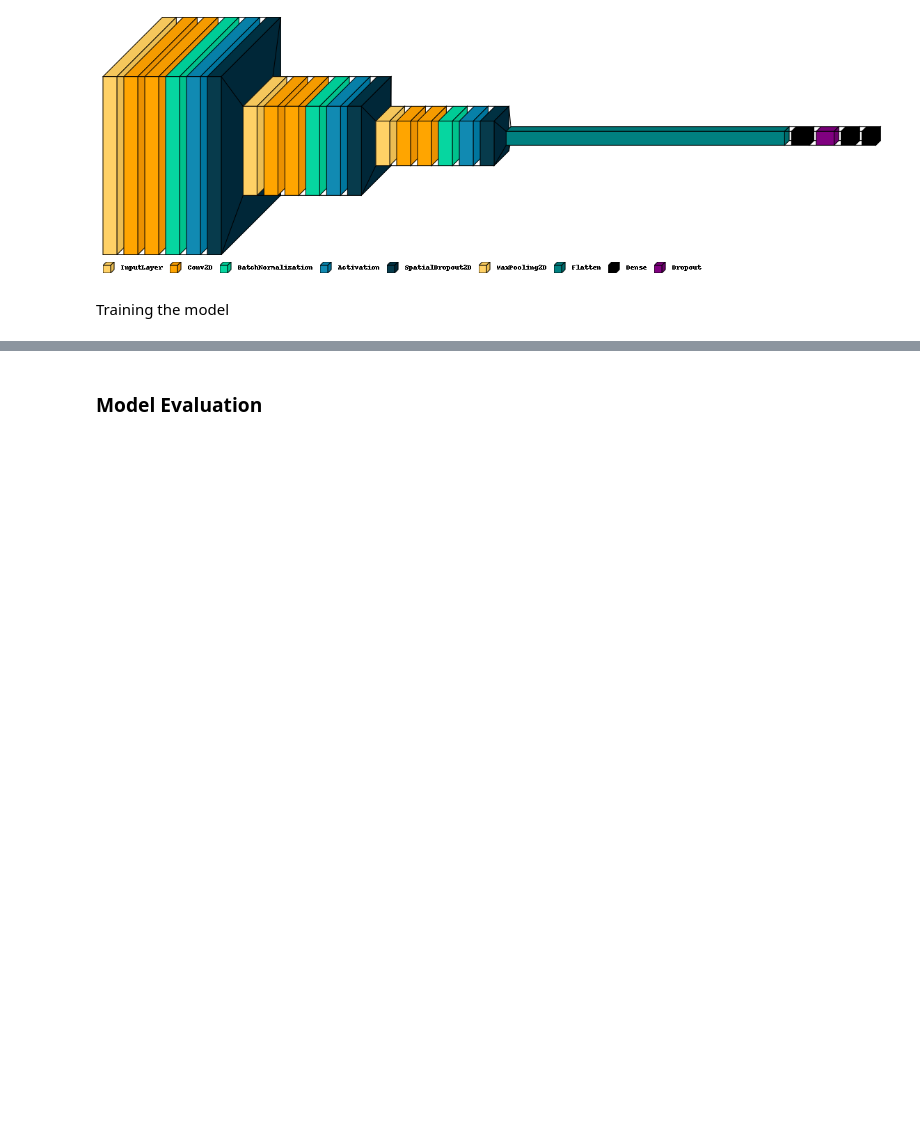
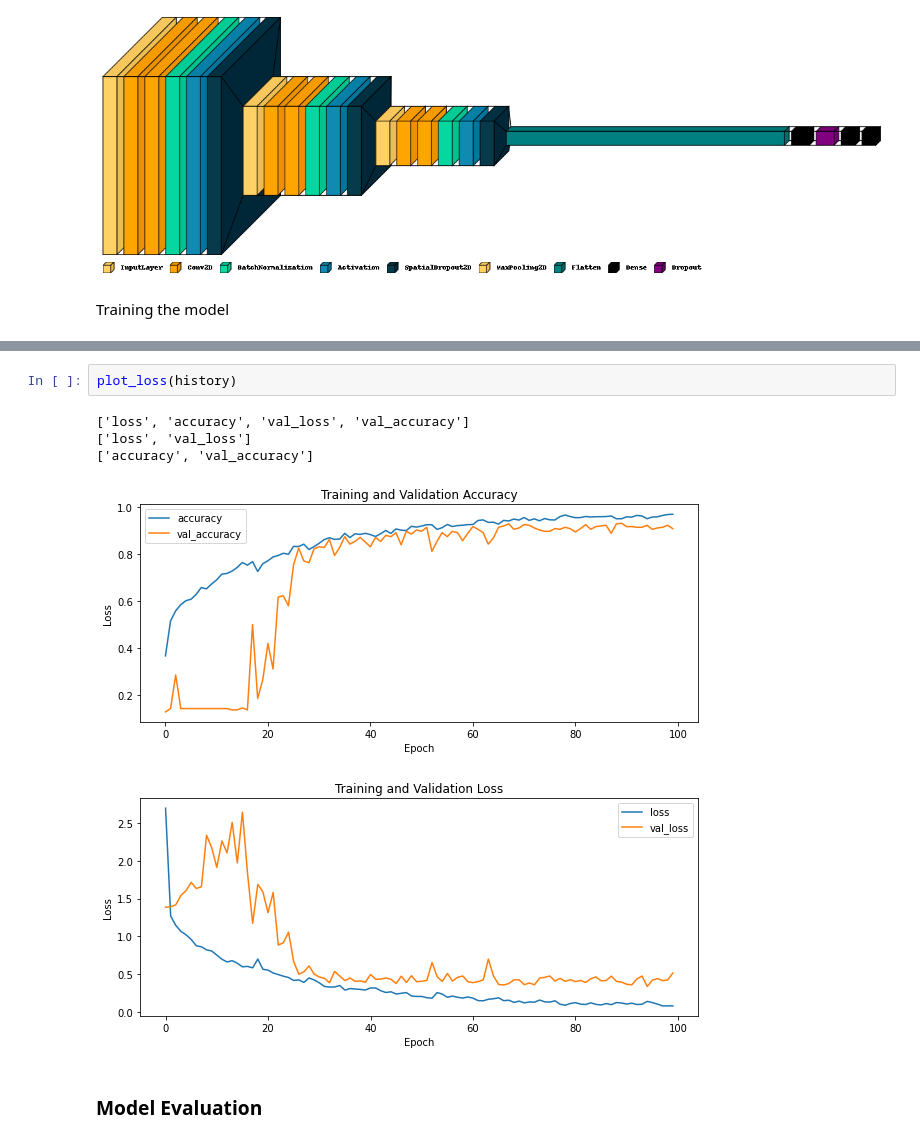
Before and after one commit to Shahak-Kuba/CAB420_Group, a Jupyter notebook: VGG_MRI_Tumor_Classifier.ipynb, the cells around one changed output, grey strips where cells are left out. Drawn from its saved outputs; the diff is of its cells as text; blank space fills up the shorter version.

```diff
--- a/VGG_MRI_Tumor_Classifier.ipynb
+++ b/VGG_MRI_Tumor_Classifier.ipynb
@@ -175,3 +191,11 @@ SyntaxError: invalid syntax (3412893120.py, line 6)
+# %%
+plot_loss(history)
+# %% [output]
+['loss', 'accuracy', 'val_loss', 'val_accuracy']
+['loss', 'val_loss']
+['accuracy', 'val_accuracy']
+[figure, added]
+[figure, added]
 # %% [markdown]
 ### Model Evaluation
 # %%
```
Also changed, not shown: parts of 3 cells of this notebook, 6 other files.
